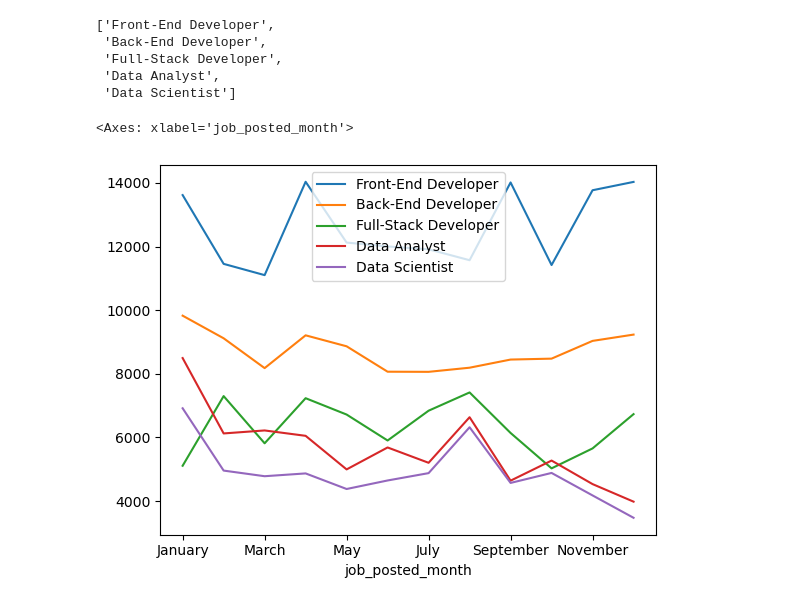
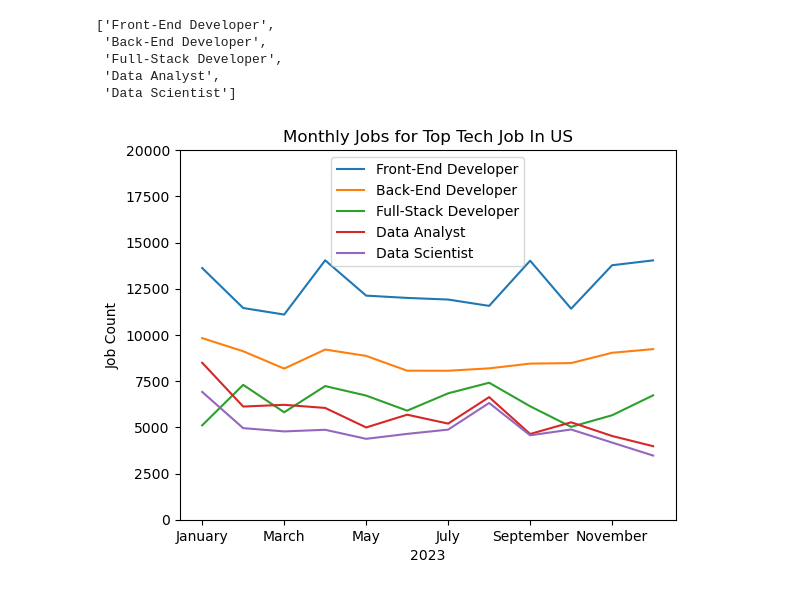
Before and after one commit to okiromosh/Learning-Python-Data, a Jupyter notebook: Python Pandas 7_Merge DataFrames.ipynb, the cells around one changed output. Saved outputs shown, nothing was run; the diff lists cells and outputs as text; code cells hidden in the pictures.

```diff
--- a/Python Pandas 7_Merge DataFrames.ipynb
+++ b/Python Pandas 7_Merge DataFrames.ipynb
@@ -91,6 +91,11 @@ top_5
  'Data Scientist']
 # %%
 df_US_merged[top_5].plot(kind='line')
+plt.title('Monthly Jobs for Top Tech Job In US')
+plt.xlabel('2023')
+plt.ylabel('Job Count')
+plt.ylim(0, 20000)
+plt.legend()
+plt.show()
 # %% [output]
-<Axes: xlabel='job_posted_month'>
-[figure, old version]
+[figure, new version]
```
Also changed, not shown: 1 other file.
